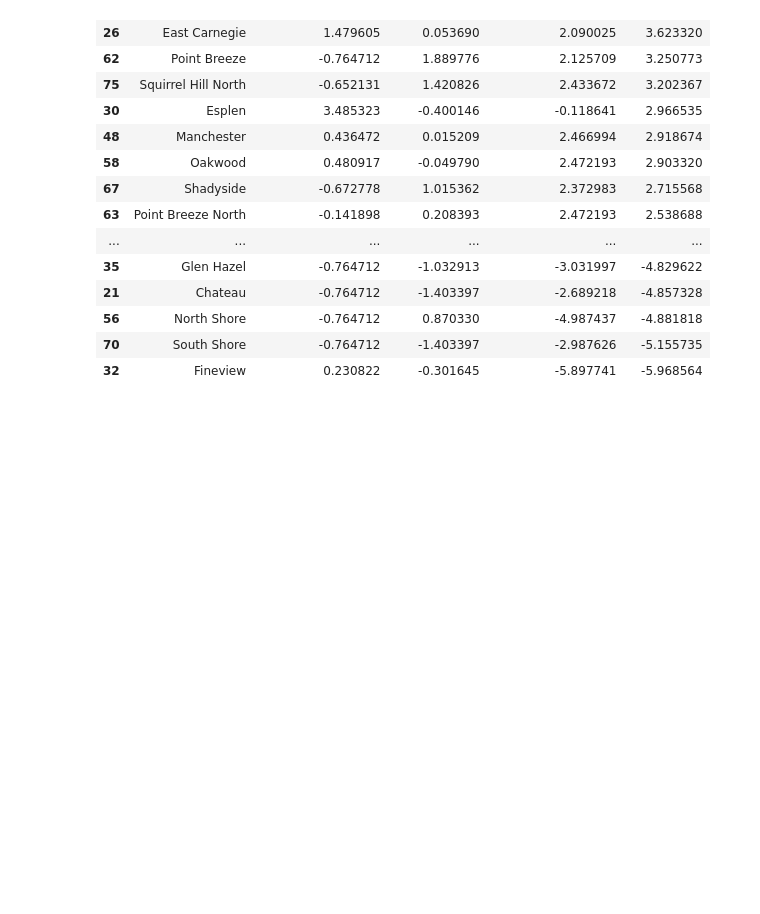
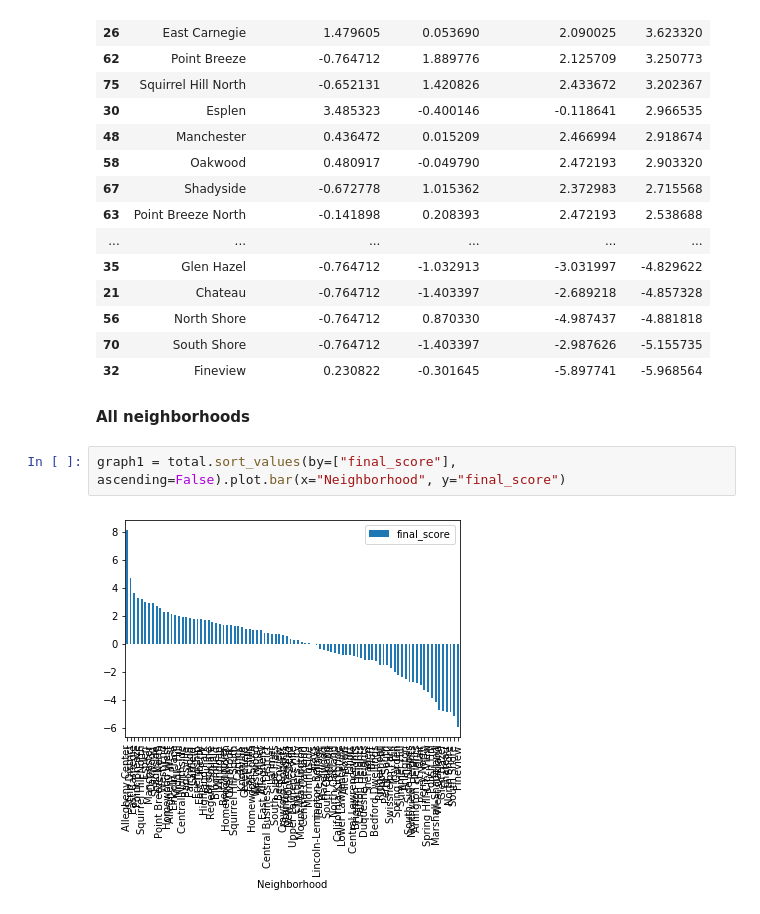
Before and after one commit to blm135/CMPINF0010-Final-Project, a Jupyter notebook: Final-Project.ipynb, the cells around one changed output. Drawn from its saved outputs; the diff is of its cells as text; blank space fills up the shorter version.

Commit message:
final visualizations added

```diff
--- a/Final-Project.ipynb
+++ b/Final-Project.ipynb
@@ -407,3 +407,9 @@ total.sort_values(by=["final_score"], ascending=False)
 | 56 | North Shore | -0.764712 | 0.870330 | -4.987437 | -4.881818 |
 | 70 | South Shore | -0.764712 | -1.403397 | -2.987626 | -5.155735 |
 | 32 | Fineview | 0.230822 | -0.301645 | -5.897741 | -5.968564 |
+# %% [markdown]
+**All neighborhoods**
+# %%
+graph1 = total.sort_values(by=["final_score"], ascending=False).plot.bar(x="Neighborhood", y="final_score")
+# %% [output]
+[figure, added]
```
Also changed, not shown: parts of 2 cells of this notebook.
